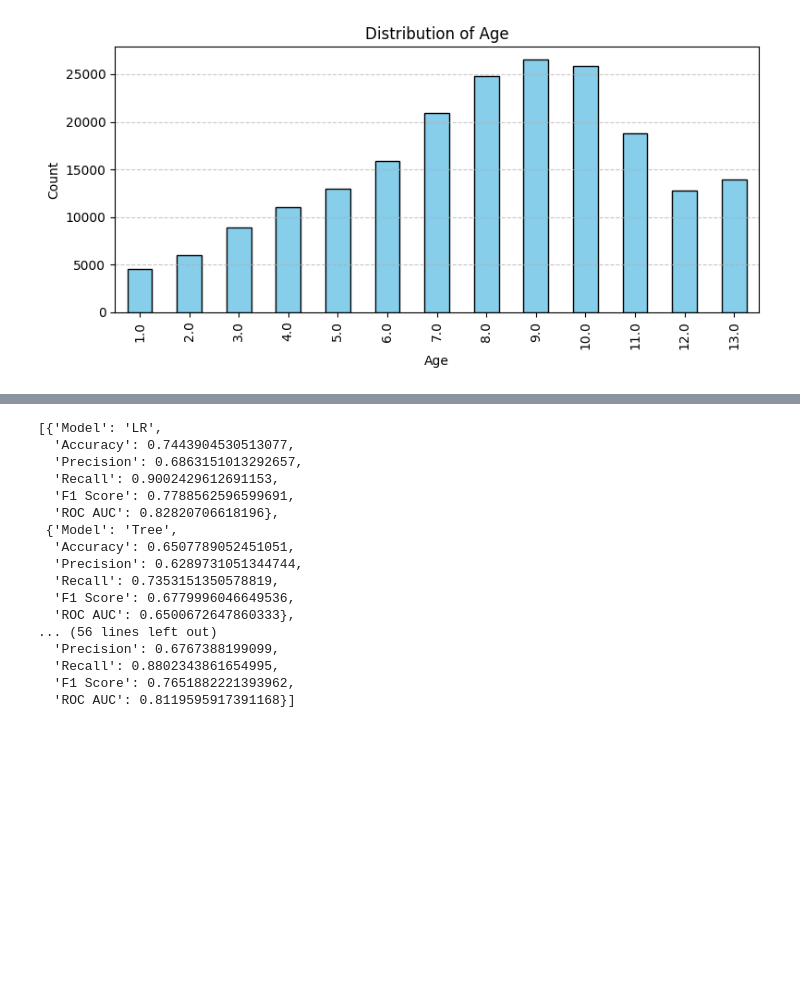
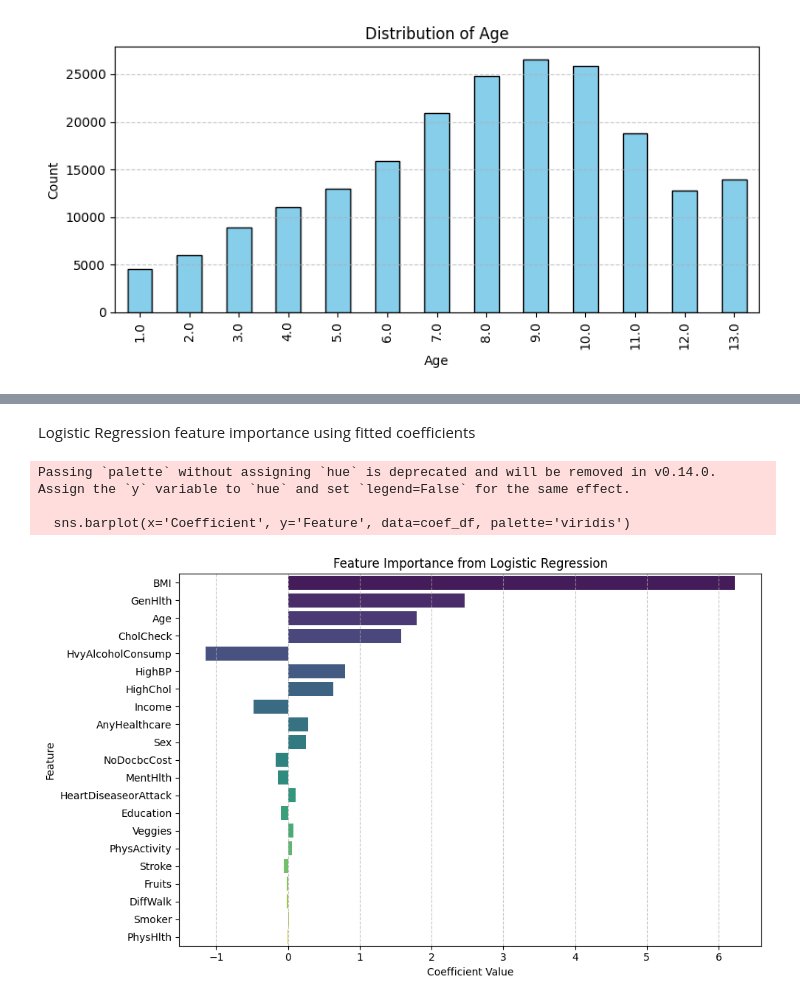
Before and after one commit to ApplePot/fyp, a Jupyter notebook: main_final.ipynb, the cells around one changed output, grey strips where cells are left out. Saved outputs shown, nothing was run; the diff lists cells and outputs as text; code cells hidden in the pictures; blank space fills up the shorter version.

Commit message:
added new functions and analyze LR coeff
added data preprocessing functions, analysis of LR coefficients

```diff
--- a/main_final.ipynb
+++ b/main_final.ipynb
@@ -343,21 +380,33 @@ Fitting Tree.
 Completed epoch 1/1
-# %%
-performance_metrics_df
-# %% [output]
-[{'Model': 'LR',
-  'Accuracy': 0.7443904530513077,
-  'Precision': 0.6863151013292657,
-  'Recall': 0.9002429612691153,
-  'F1 Score': 0.7788562596599691,
-  'ROC AUC': 0.82820706618196},
- {'Model': 'Tree',
-  'Accuracy': 0.6507789052451051,
-  'Precision': 0.6289731051344744,
-  'Recall': 0.7353151350578819,
-  'F1 Score': 0.6779996046649536,
-  'ROC AUC': 0.6500672647860333},
-... (56 lines left out)
-  'Precision': 0.6767388199099,
-  'Recall': 0.8802343861654995,
-  'F1 Score': 0.7651882221393962,
-  'ROC AUC': 0.8119595917391168}]
+# %% [markdown]
+Logistic Regression feature importance using fitted coefficients
+# %%
+# Load data used for fitting
+X_train, y_train = dataframes['X_train_BoxCox'], dataframes['y_train'].squeeze()
+X_test, y_test = dataframes['X_test_BoxCox'], dataframes['y_test'].squeeze()
+
+# apply transformations
+X_train, y_train = undersample_train_data(X_train, y_train)
+X_train, y_train = apply_SMOTE(X_train, y_train)
+X_train, X_test = scale_features(X_train, X_test)
+
+# map coef_ to feature names
+feature_names = X_train.columns
+coef_dict = {feature: coef for feature, coef in zip(feature_names, models['LR'].coef_[0])}
+coef_dict = dict(sorted(coef_dict.items(), key=lambda item: item[1], reverse=True))
+coef_df = pd.DataFrame(coef_dict.items(), columns=['Feature', 'Coefficient'])
+coef_df['abs_coef'] = coef_df['Coefficient'].abs()
+coef_df = coef_df.sort_values(by='abs_coef', ascending=False)
+plt.figure(figsize=(10, 6))
+sns.barplot(x='Coefficient', y='Feature', data=coef_df, palette='viridis')
+plt.title('Feature Importance from Logistic Regression')
+plt.xlabel('Coefficient Value')
+plt.ylabel('Feature')
+plt.grid(axis='x', linestyle='--', alpha=0.7)
+plt.tight_layout()
+plt.show()
+# %% [output]
+Passing `palette` without assigning `hue` is deprecated and will be removed in v0.14.0. Assign the `y` variable to `hue` and set `legend=False` for the same effect.
+
+  sns.barplot(x='Coefficient', y='Feature', data=coef_df, palette='viridis')
+[figure, added]
```
Also changed, not shown: parts of 4 cells of this notebook.
